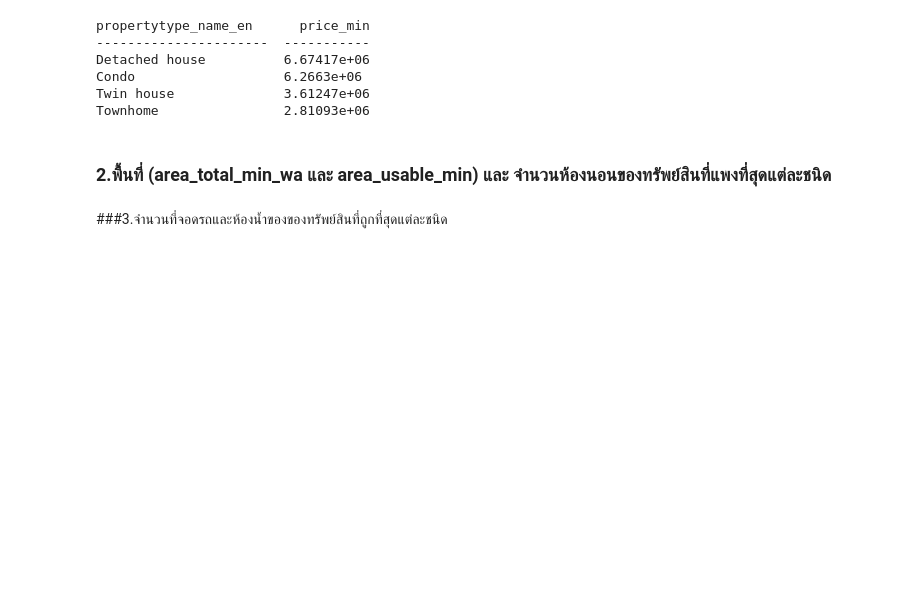
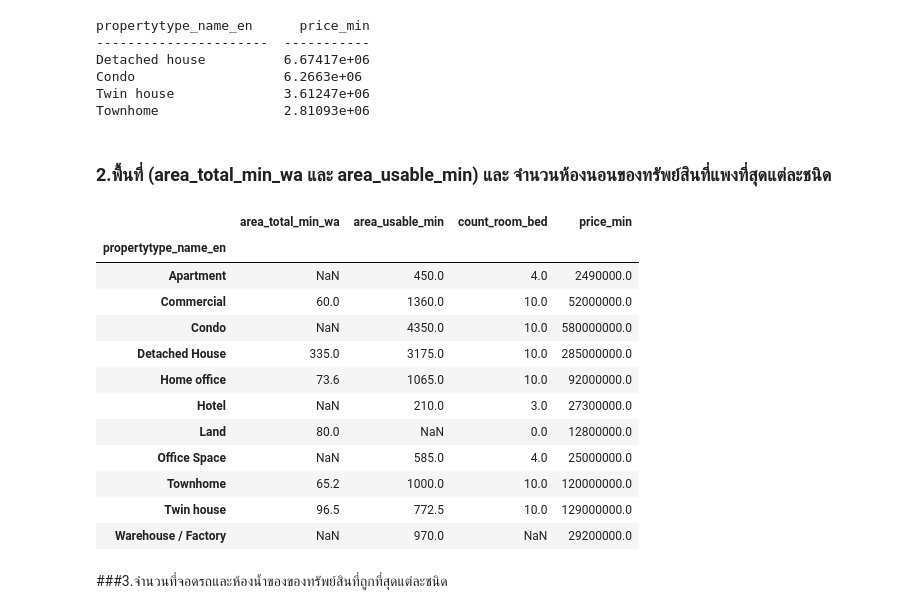
Before and after one commit to jirapat-tho/BasicProg_DataViz65, a Jupyter notebook: Pandas101.ipynb, the cells around one changed output. Saved outputs shown, nothing was run; the diff lists cells and outputs as text; code cells hidden in the pictures; blank space fills up the shorter version.

```diff
--- a/Pandas101.ipynb
+++ b/Pandas101.ipynb
@@ -505,2 +503,19 @@ unit.groupby(['propertytype_name_en'])
+# %%
+unit.groupby(['propertytype_name_en']).max()[['area_total_min_wa','area_usable_min','count_room_bed','price_min']]
+ #Groupby ชนิดของบ้านแต่ละชนิด ใช้.max() หาค่าแพงที่สุด ใช้list เลือกเฉพาะ column พื้นที่และจำนวนห้องนอน
+# %% [output]
+|  | area_total_min_wa | area_usable_min | count_room_bed | price_min |
+| propertytype_name_en |  |  |  |  |
+| Apartment | NaN | 450.0 | 4.0 | 2490000.0 |
+| Commercial | 60.0 | 1360.0 | 10.0 | 52000000.0 |
+| Condo | NaN | 4350.0 | 10.0 | 580000000.0 |
+| Detached House | 335.0 | 3175.0 | 10.0 | 285000000.0 |
+| Home office | 73.6 | 1065.0 | 10.0 | 92000000.0 |
+| Hotel | NaN | 210.0 | 3.0 | 27300000.0 |
+| Land | 80.0 | NaN | 0.0 | 12800000.0 |
+| Office Space | NaN | 585.0 | 4.0 | 25000000.0 |
+| Townhome | 65.2 | 1000.0 | 10.0 | 120000000.0 |
+| Twin house | 96.5 | 772.5 | 10.0 | 129000000.0 |
+| Warehouse / Factory | NaN | 970.0 | NaN | 29200000.0 |
 # %% [markdown]
 ###3.จำนวนที่จอดรถและห้องน้ำของของทรัพย์สินที่ถูกที่สุดแต่ละชนิด
```
Also changed, not shown: parts of 6 cells of this notebook.
